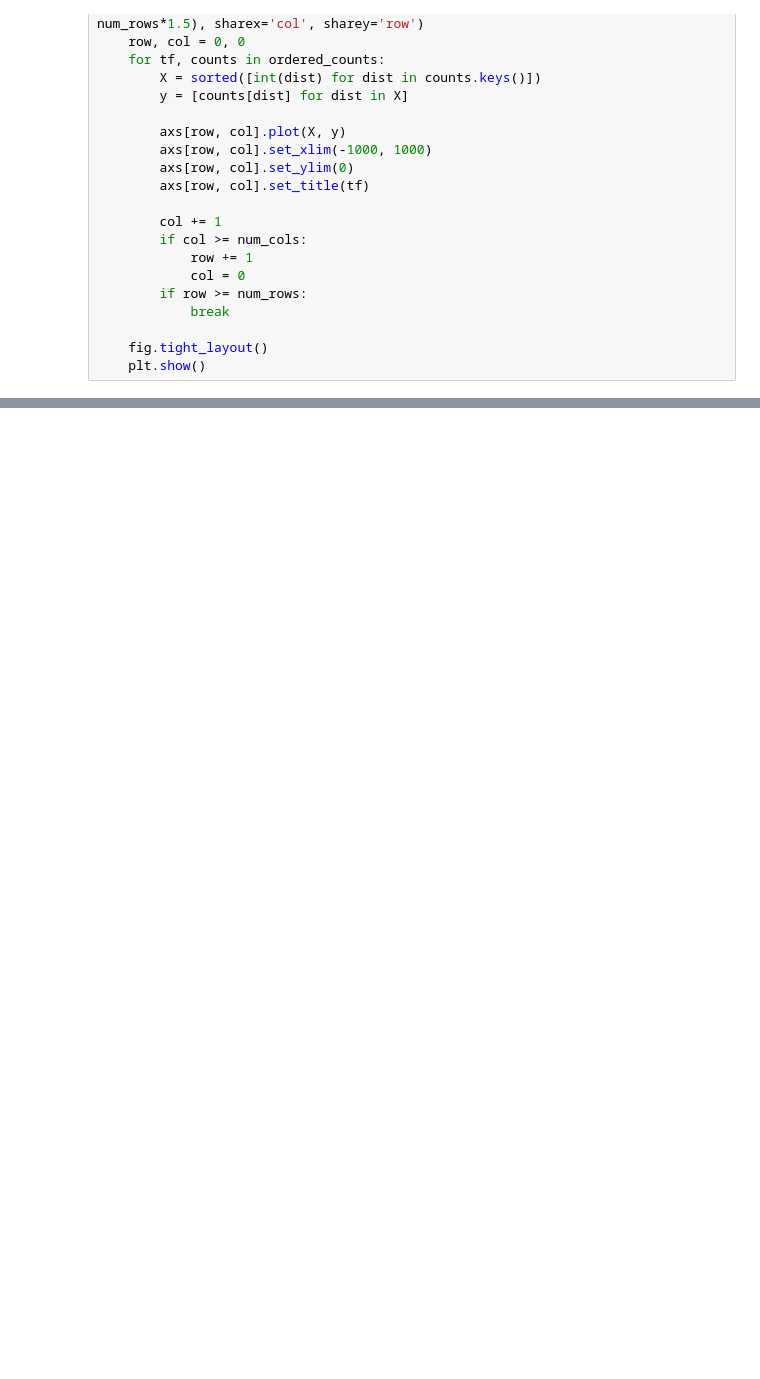
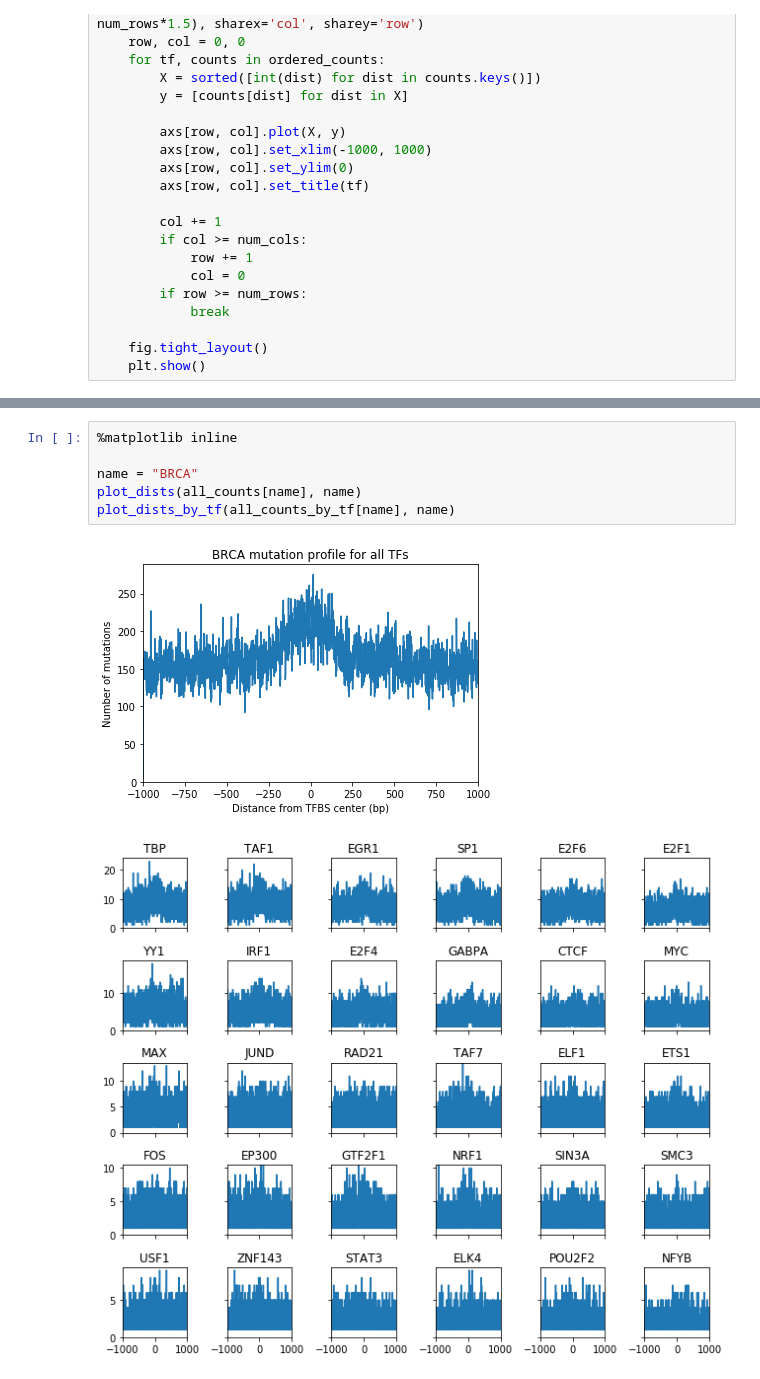
Before and after one commit to sam-k/dna-repair-tf, a Jupyter notebook: mut-profile.ipynb, the cells around one changed output, grey strips where cells are left out. Cells and saved outputs as stored; diff of their text form; blank space fills up the shorter version.

```diff
--- a/mut-profile.ipynb
+++ b/mut-profile.ipynb
@@ -77,0 +87,9 @@ for name in ("SKCM-US","MELA-AU","LUAD-US","LUSC-US","COCA-CN","BLCA-US"):
+# %%
+%matplotlib inline
+
+name = "BRCA"
+plot_dists(all_counts[name], name)
+plot_dists_by_tf(all_counts_by_tf[name], name)
+# %% [output]
+[figure, added]
+[figure, added]
```
Also changed, not shown: parts of 16 cells of this notebook, 3 other files.
